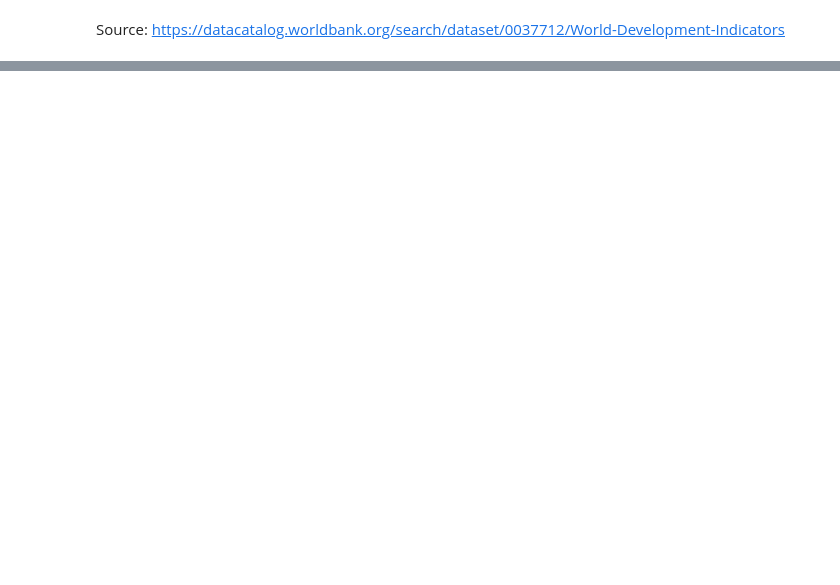
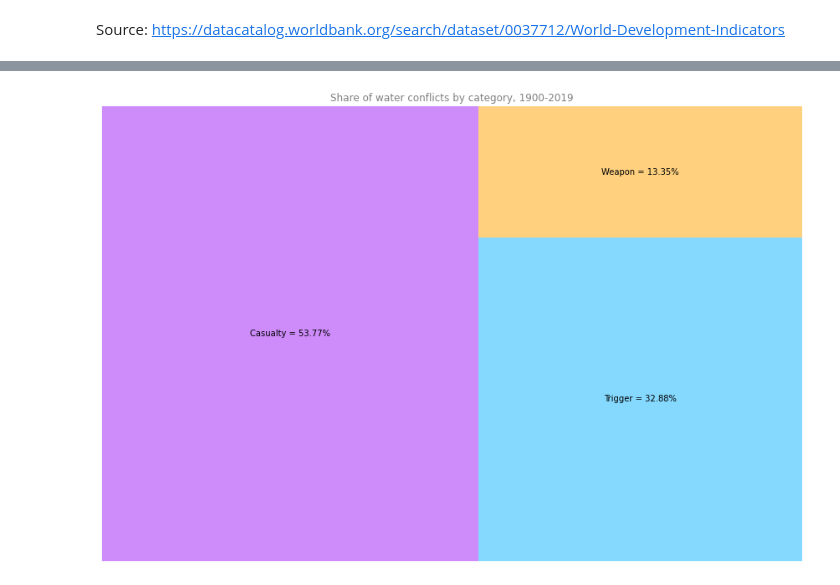
Before and after one commit to DavVarr/water-visualizations, a Jupyter notebook: sdg-6.ipynb, the cells around one changed output, grey strips where cells are left out. Drawn from its saved outputs; the diff is of its cells as text; code cells hidden in the pictures; blank space fills up the shorter version.

```diff
--- a/sdg-6.ipynb
+++ b/sdg-6.ipynb
@@ -515,0 +522,19 @@ Source: https://datacatalog.worldbank.org/search/dataset/0037712/World-Developme
+# %%
+import squarify
+water_conflicts = pd.read_csv('data/Pacific-Institute-conflicts.csv')
+water_conflicts = water_conflicts[water_conflicts['Start']>=1900]
+treemap_data = water_conflicts.groupby('Basis').size()
+plt.figure(figsize=(15,10))
+conflicts_categories = ['Casualty','Weapon','Trigger']
+treemap_data = treemap_data[treemap_data.index.isin(conflicts_categories)]
+perc = [f'{i/treemap_data.sum()*100:5.2f}%' for i in treemap_data]
+lbl = [f'{el[0]} = {el[1]}' for el in zip(treemap_data.index, perc)]
+treemap = squarify.plot(sizes = treemap_data.values, label=lbl,
+            color=["#9b19f5", "#0bb4ff", "#ffa300"],alpha = 0.5)
+for i in range(3):
+    treemap.texts[i].set_color('black')
+plt.axis('off')
+plt.title('Share of water conflicts by category, 1900-2019')
+plt.show()
+# %% [output]
+[figure, added]
```
Also changed, not shown: parts of 16 cells of this notebook.
